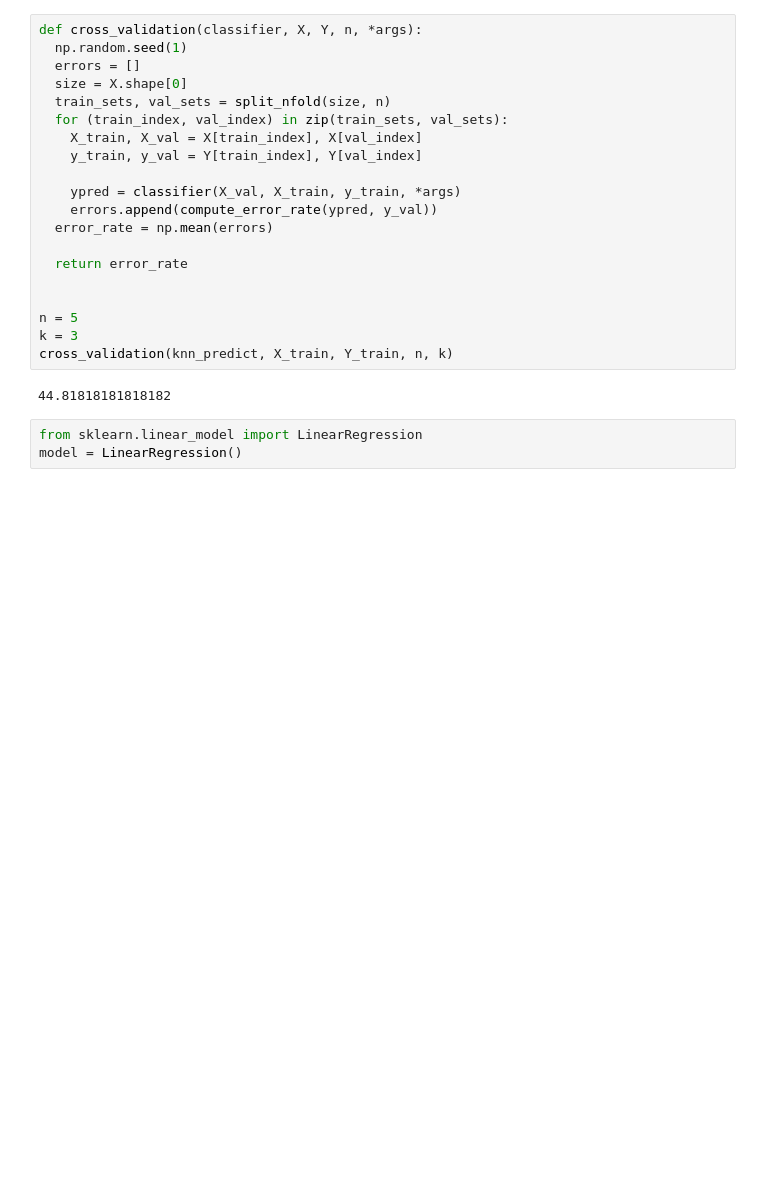
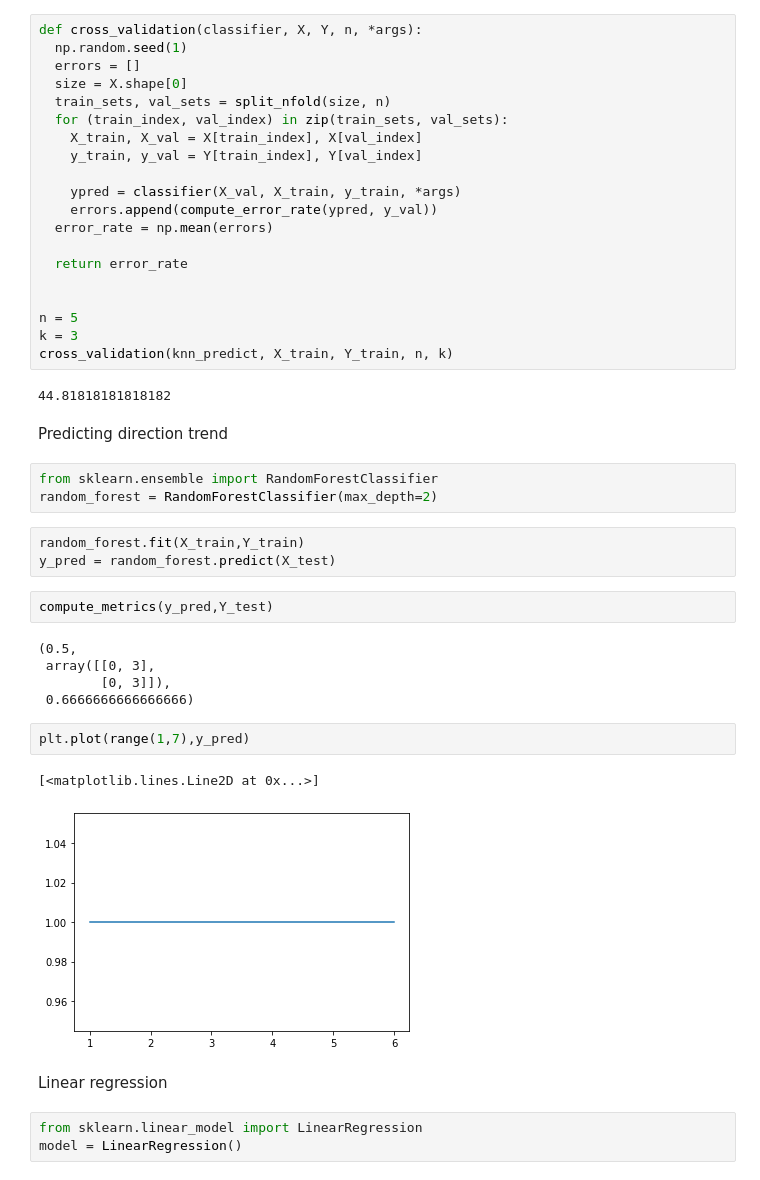
Before and after one commit to Nobody4591/Final-year-project, a Jupyter notebook: newfile.ipynb, the cells around one changed output. Drawn from its saved outputs; the diff is of its cells as text; blank space fills up the shorter version.

```diff
--- a/newfile.ipynb
+++ b/newfile.ipynb
@@ -256,6 +268,28 @@ k = 3
 cross_validation(knn_predict, X_train, Y_train, n, k)
 # %% [output]
 44.81818181818182
+# %% [markdown]
+Predicting direction trend
+# %%
+from sklearn.ensemble import RandomForestClassifier
+random_forest = RandomForestClassifier(max_depth=2)
+# %%
+random_forest.fit(X_train,Y_train)
+y_pred = random_forest.predict(X_test)
+# %%
+compute_metrics(y_pred,Y_test)
+# %% [output]
+(0.5,
+ array([[0, 3],
+        [0, 3]]),
+ 0.6666666666666666)
+# %%
+plt.plot(range(1,7),y_pred)
+# %% [output]
+[<matplotlib.lines.Line2D at 0x...>]
+[figure, added]
+# %% [markdown]
+Linear regression
 # %%
 from sklearn.linear_model import LinearRegression
 model = LinearRegression()
```
Also changed, not shown: parts of 8 cells of this notebook.
